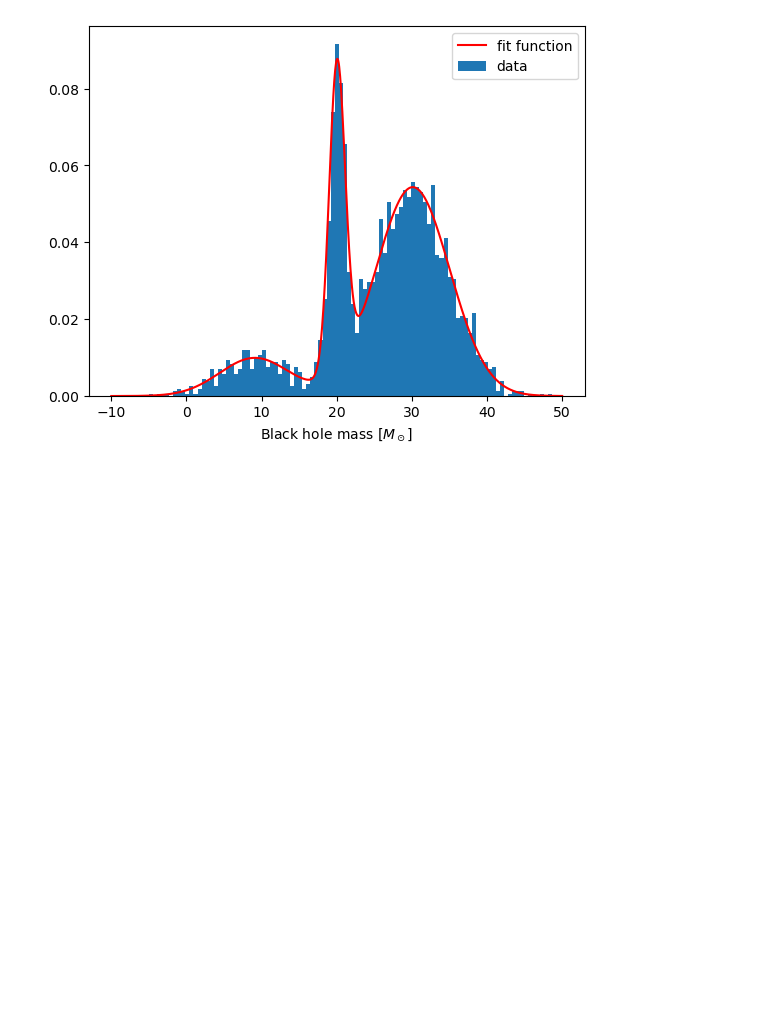
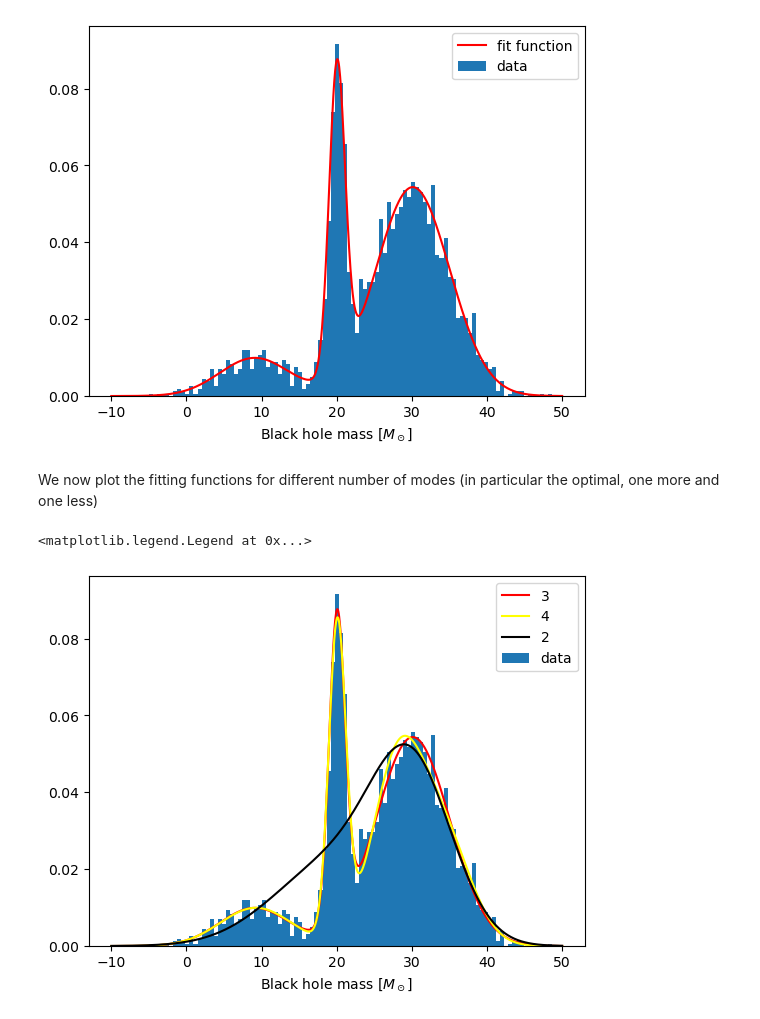
Before and after one commit to GabrieleOlzer/astrostatistics_bicocca_2025, a Jupyter notebook: working/L06/gauss_mix.ipynb, the cells around one changed output. Saved outputs shown, nothing was run; the diff lists cells and outputs as text; code cells hidden in the pictures; blank space fills up the shorter version.

```diff
--- a/working/L06/gauss_mix.ipynb
+++ b/working/L06/gauss_mix.ipynb
@@ -36,10 +47,8 @@ Text(0, 0.5, 'AIC')
 # %%
-import sklearn.mixture
 
 #fitting the data with a sum of n gaussians, with n minimizing the AIC value
-n_modes = np.argsort(aic)[0]+1
-model = sklearn.mixture.GaussianMixture(3)
-model.fit(data)
+n_modes_index = np.argsort(aic)[0]
+model = trial_models[n_modes_index]
 
 x_grid = np.linspace(-10, 50, 1000)
 fit_function = [] #array to store the values of the fitting function
@@ -55,3 +64,29 @@ plt.legend()
 # %% [output]
 <matplotlib.legend.Legend at 0x...>
 [figure]
+# %% [markdown]
+We now plot the fitting functions for different number of modes (in particular the optimal, one more and one less)
+# %%
+model_p1 = trial_models[n_modes_index+1]
+model_m1 = trial_models[n_modes_index-1]
+
+fit_function_p1 = [] #array to store the values of the fitting function with one too many modes
+for x in x_grid:
+    log_val = model_p1.score_samples(x.reshape(-1, 1))
+    fit_function_p1.append(np.exp(log_val))
+
+fit_function_m1 = [] #array to store the values of the fitting function with a missing mode
+for x in x_grid:
+    log_val = model_m1.score_samples(x.reshape(-1, 1))
+    fit_function_m1.append(np.exp(log_val))
+
+#plot
+plt.plot(x_grid, fit_function, c='red', label=str(n_modes_index+1))
+plt.plot(x_grid, fit_function_p1, c='yellow', label=str(n_modes_index+2))
+plt.plot(x_grid, fit_function_m1, c='black', label=str(n_modes_index))
+plt.hist(data, 100, density=True, label='data')
+plt.xlabel('Black hole mass $[M_\odot]$')
+plt.legend()
+# %% [output]
+<matplotlib.legend.Legend at 0x...>
+[figure, added]
```
Also changed, not shown: parts of 4 cells of this notebook.
